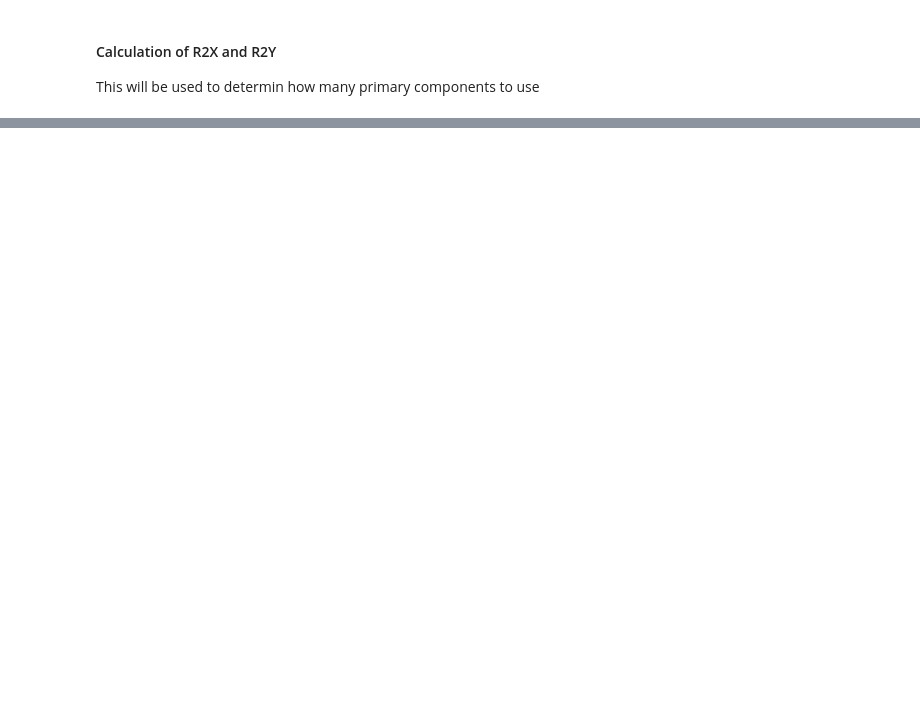
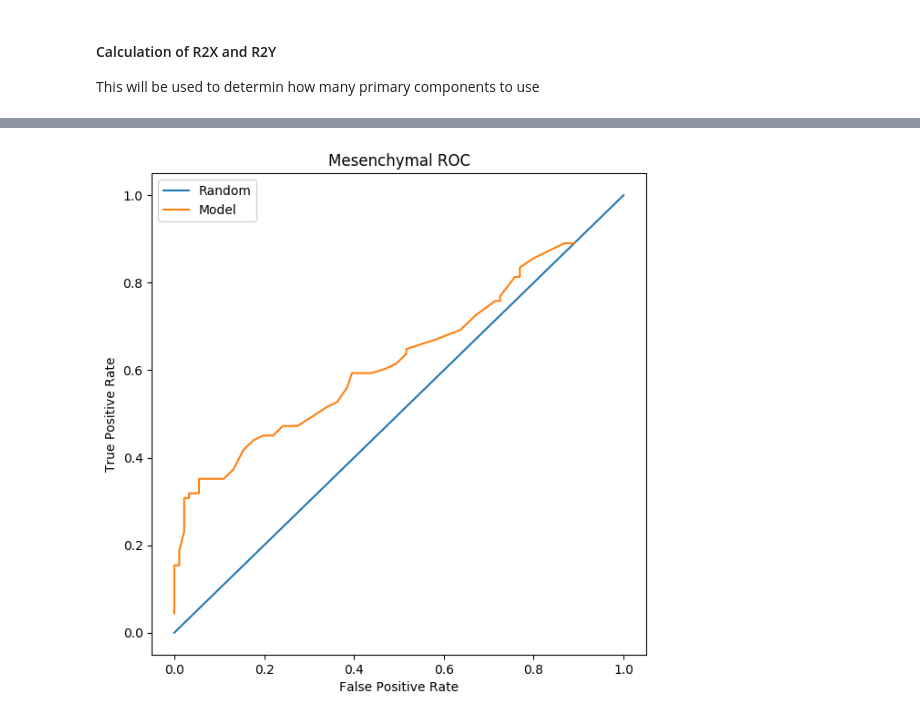
Before and after one commit to chiaramooney/ml-plsda-classification, a Jupyter notebook: PLSDA-cancer-classification-128.ipynb, the cells around one changed output, grey strips where cells are left out. Saved outputs shown, nothing was run; the diff lists cells and outputs as text; code cells hidden in the pictures; blank space fills up the shorter version.

```diff
--- a/PLSDA-cancer-classification-128.ipynb
+++ b/PLSDA-cancer-classification-128.ipynb
@@ -262,0 +203,94 @@ Run K-fold with 5-10 observations held out to compare with performance of LOOCV
+# %%
+def classify_and_eval_preds(thresh, num_inputs, Y_raw_preds):
+    '''Classify predictions based on the threshold'''
+    Y_class_preds = []
+    for i in range(num_inputs):
+        if Y_raw_preds[i] >= thresh:
+            Y_class_preds.append(1)
+        else:
+            Y_class_preds.append(0)
+    return np.squeeze(np.array(Y_class_preds))
+# %%
+# Threshold our results to classify our data into two categories:
+# (0) mes and (1) pro. Then evaluate the prediction error for our
+# model. We will do this for a range of threshold values from -1 to 1
+# and plot the resulting ROC curve
+num_observations = X.shape[0]
+num_mes_labels = num_pro_labels = num_observations // 2 # We know that
+                                                        # there are equal
+                                                        # inputs of
+                                                        # mesenchymal and
+                                                        # proneural
+thresh_ranges = np.linspace(-1, 1, 100) # Apply a threshold range from -1 to
+                                        # 1 because that is the range for the
+                                        # zscored y labels
+mes_tpr_thresh_range = []   # Mesenchymal true positive rates
+mes_fpr_thresh_range = []   # Mesenchymal false positive rates
+pro_tpr_thresh_range = []   # Proneural true positive rates
+pro_fpr_thresh_range = []   # Proneural false positive rates
+
+for t in thresh_ranges:
+    Y_class_pred = []   # Y_pred converted to classes 0 and 1
+    Y_class_test = []   # Stores the true labels. This list is in the same
+                        # order as Y_class_pred so we know the order in which
+                        # we should compare
+
+    # For each observation, apply threshold and classify
+    Y_class_pred = classify_and_eval_preds(t, num_observations, Y_pred)
+
+    # Quantify correct predictions made by our model and compute true/false
+    # positive rates for the ROC curve.
+    mes_true_pos = 0
+    mes_false_pos = 0
+    pro_false_pos = 0
+    pro_true_pos = 0
+
+    for i in range(num_observations):
+        if (Y_class_pred[i] == Y_test[i]):
+            if Y_class_pred[i] == 0:
+                mes_true_pos += 1
+            else:
+                pro_true_pos += 1
+        else:
+            if Y_class_pred[i] == 0:
+                mes_false_pos += 1
+            else:
+                pro_false_pos += 1
+
+    mes_tpr = mes_true_pos / (num_mes_labels)
+    mes_fpr = mes_false_pos / (num_pro_labels)
+    pro_tpr = pro_true_pos / (num_pro_labels)
+    pro_fpr = pro_false_pos / (num_mes_labels)
+
+    mes_tpr_thresh_range.append(mes_tpr)
+    mes_fpr_thresh_range.append(mes_fpr)
+    pro_tpr_thresh_range.append(pro_tpr)
+    pro_fpr_thresh_range.append(pro_fpr)
+
+    if (LOG_FLAG):
+        print("LOO Cross Validation Results [128 CASE]:")
+        print("mes cells correctly predicted: ", mes_correct)
+        print("mes cells incorrecly predicted: ", mes_false_pos)
+        print("pro cells correctly predicted: ", pro_correct)
+        print("pro cells incorrectly predicted: ", pro_false_pos)
+
+# Plot data
+plt.figure(figsize =(7, 7), dpi=100)
+plt.title("Mesenchymal ROC")
+plt.plot([0,1], [0,1], label="Random")
+plt.plot(mes_fpr_thresh_range, mes_tpr_thresh_range, label="Model")
+plt.xlabel("False Positive Rate")
+plt.ylabel("True Positive Rate")
+plt.legend()
+plt.show()
+
+plt.figure(figsize =(7, 7), dpi=100)
+plt.title("Proneural ROC")
+plt.plot([0,1], [0,1], label="Random")
+plt.plot(pro_fpr_thresh_range, pro_tpr_thresh_range, label="Model")
+plt.xlabel("False Positive Rate")
+plt.ylabel("True Positive Rate")
+plt.legend()
+plt.show()
+# %% [output]
+[figure, added]
```
Also changed, not shown: parts of 34 cells of this notebook, 1 other file.
